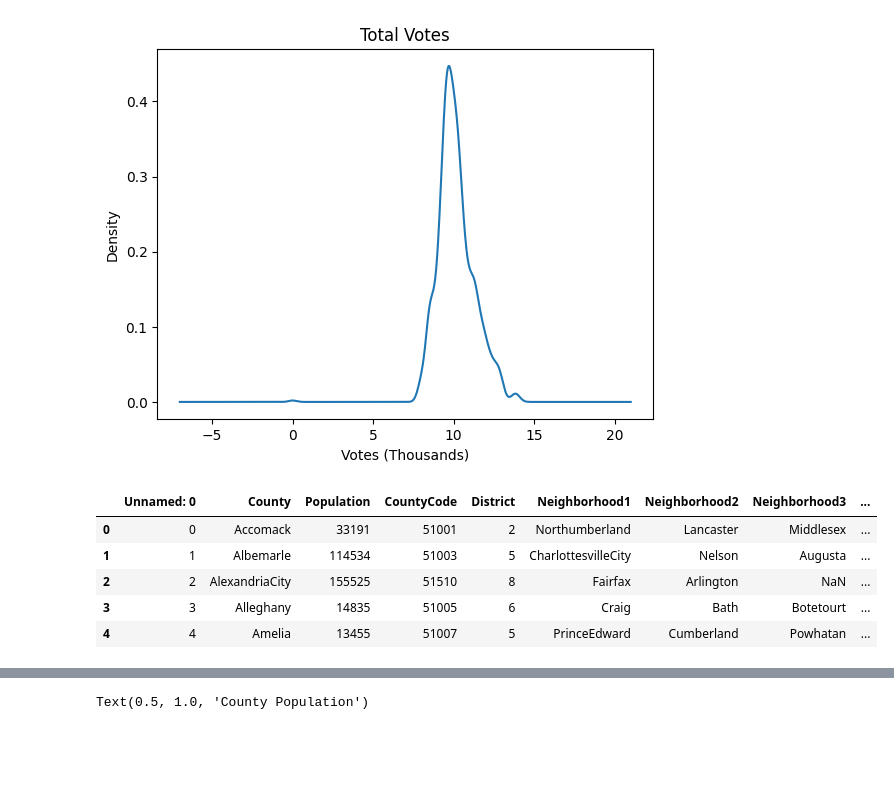
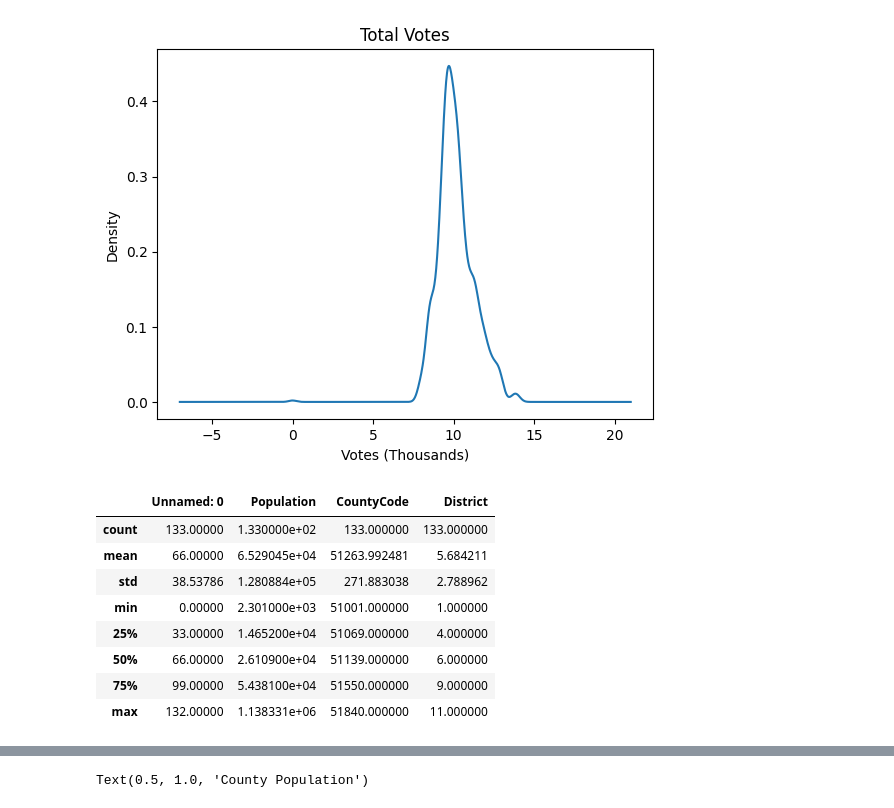
Before and after one commit to kelseymatsik/project_voting, a Jupyter notebook: Visuals_Density_Plots.ipynb, the cells around one changed output, grey strips where cells are left out. Drawn from its saved outputs; the diff is of its cells as text; code cells hidden in the pictures; blank space fills up the shorter version.

```diff
--- a/Visuals_Density_Plots.ipynb
+++ b/Visuals_Density_Plots.ipynb
@@ -59,14 +56,17 @@ Text(0.5, 0, 'Votes (Thousands)')
 # %%
 #adjacencies
 cdf = pd.read_csv('/content/project_voting/cleaned_county_adjacencies.csv')
 cdf.head()
-#cdf.describe()
+cdf.describe()
 # %% [output]
-|  | Unnamed: 0 | County | Population | CountyCode | District | Neighborhood1 | Neighborhood2 | Neighborhood3 | ... |
-| 0 | 0 | Accomack | 33191 | 51001 | 2 | Northumberland | Lancaster | Middlesex | ... |
-| 1 | 1 | Albemarle | 114534 | 51003 | 5 | CharlottesvilleCity | Nelson | Augusta | ... |
-| 2 | 2 | AlexandriaCity | 155525 | 51510 | 8 | Fairfax | Arlington | NaN | ... |
-| 3 | 3 | Alleghany | 14835 | 51005 | 6 | Craig | Bath | Botetourt | ... |
-| 4 | 4 | Amelia | 13455 | 51007 | 5 | PrinceEdward | Cumberland | Powhatan | ... |
+|  | Unnamed: 0 | Population | CountyCode | District |
+| count | 133.00000 | 1.330000e+02 | 133.000000 | 133.000000 |
+| mean | 66.00000 | 6.529045e+04 | 51263.992481 | 5.684211 |
+| std | 38.53786 | 1.280884e+05 | 271.883038 | 2.788962 |
+| min | 0.00000 | 2.301000e+03 | 51001.000000 | 1.000000 |
+| 25% | 33.00000 | 1.465200e+04 | 51069.000000 | 4.000000 |
+| 50% | 66.00000 | 2.610900e+04 | 51139.000000 | 6.000000 |
+| 75% | 99.00000 | 5.438100e+04 | 51550.000000 | 9.000000 |
+| max | 132.00000 | 1.138331e+06 | 51840.000000 | 11.000000 |
 # %%
 sns.kdeplot(data=cdf, x = 'Population' )
```
Also changed, not shown: parts of 4 cells of this notebook.
